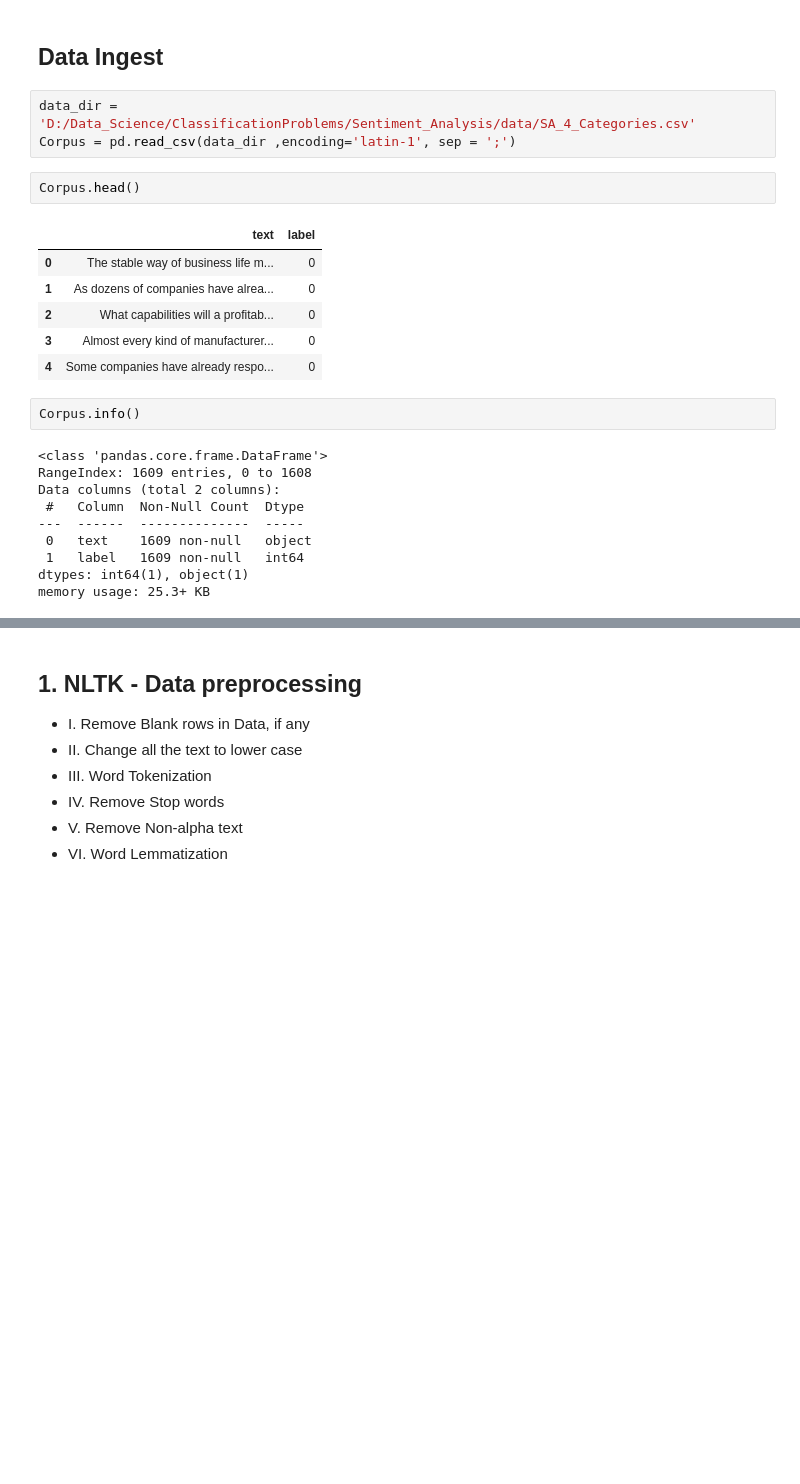
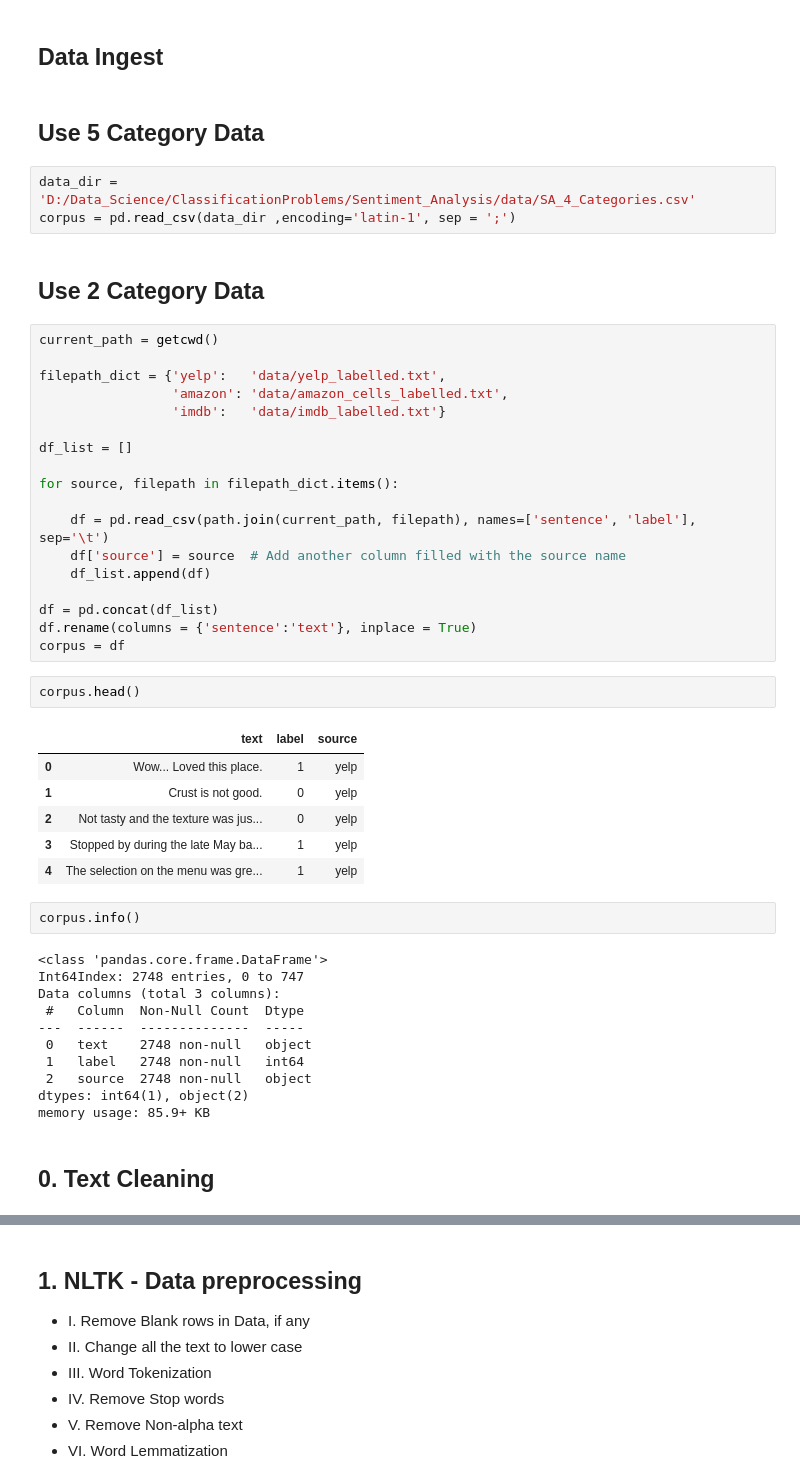
Before and after one commit to john2408/ClassificationProblems, a Jupyter notebook: Sentiment_Analysis/SA_CNN.ipynb, the cells around one changed output, grey strips where cells are left out. Saved outputs shown, nothing was run; the diff lists cells and outputs as text; blank space fills up the shorter version.

```diff
--- a/Sentiment_Analysis/SA_CNN.ipynb
+++ b/Sentiment_Analysis/SA_CNN.ipynb
@@ -99,26 +128,51 @@ def cal_label_accuracy(conf_matrix):
 # %% [markdown]
 ## Data Ingest
+# %% [markdown]
+## Use 5 Category Data
 # %%
 data_dir = 'D:/Data_Science/ClassificationProblems/Sentiment_Analysis/data/SA_4_Categories.csv'
-Corpus = pd.read_csv(data_dir ,encoding='latin-1', sep = ';')
+corpus = pd.read_csv(data_dir ,encoding='latin-1', sep = ';')
+# %% [markdown]
+## Use 2 Category Data
+# %%
+current_path = getcwd()
+
+filepath_dict = {'yelp':   'data/yelp_labelled.txt',
+                 'amazon': 'data/amazon_cells_labelled.txt',
+                 'imdb':   'data/imdb_labelled.txt'}
+
+df_list = []
+
+for source, filepath in filepath_dict.items():
+
+    df = pd.read_csv(path.join(current_path, filepath), names=['sentence', 'label'], sep='\t')
+    df['source'] = source  # Add another column filled with the source name
+    df_list.append(df)
+
+df = pd.concat(df_list)
+df.rename(columns = {'sentence':'text'}, inplace = True)
+corpus = df
 # %%
-Corpus.head()
+corpus.head()
 # %% [output]
-|  | text | label |
-| 0 | The stable way of business life m... | 0 |
-| 1 | As dozens of companies have alrea... | 0 |
-| 2 | What capabilities will a profitab... | 0 |
-| 3 | Almost every kind of manufacturer... | 0 |
-| 4 | Some companies have already respo... | 0 |
+|  | text | label | source |
+| 0 | Wow... Loved this place. | 1 | yelp |
+| 1 | Crust is not good. | 0 | yelp |
+| 2 | Not tasty and the texture was jus... | 0 | yelp |
+| 3 | Stopped by during the late May ba... | 1 | yelp |
+| 4 | The selection on the menu was gre... | 1 | yelp |
 # %%
-Corpus.info()
+corpus.info()
 # %% [output]
 <class 'pandas.core.frame.DataFrame'>
-RangeIndex: 1609 entries, 0 to 1608
-Data columns (total 2 columns):
+Int64Index: 2748 entries, 0 to 747
+Data columns (total 3 columns):
  #   Column  Non-Null Count  Dtype
 ---  ------  --------------  -----
- 0   text    1609 non-null   object
- 1   label   1609 non-null   int64
-dtypes: int64(1), object(1)
-memory usage: 25.3+ KB
+ 0   text    2748 non-null   object
+ 1   label   2748 non-null   int64
+ 2   source  2748 non-null   object
+dtypes: int64(1), object(2)
+memory usage: 85.9+ KB
+# %% [markdown]
+## 0. Text Cleaning
```
Also changed, not shown: parts of 22 cells of this notebook, 1 other file.
